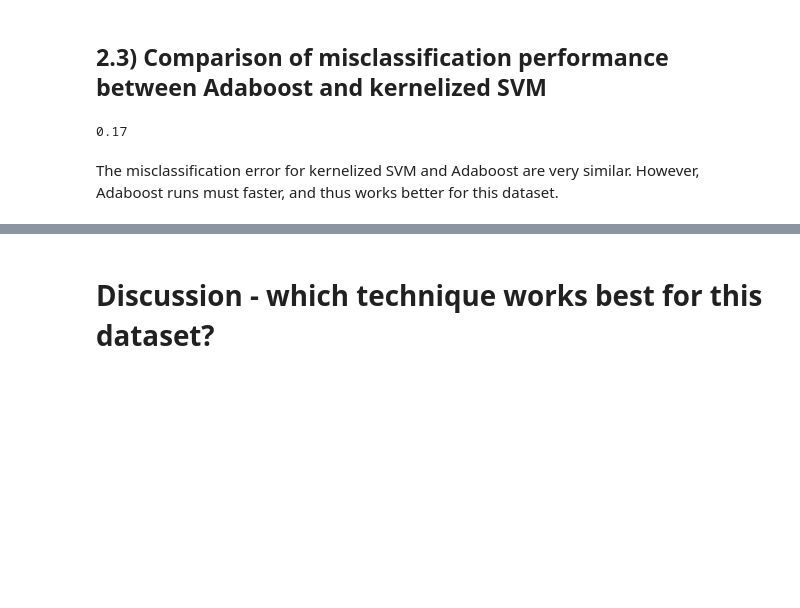
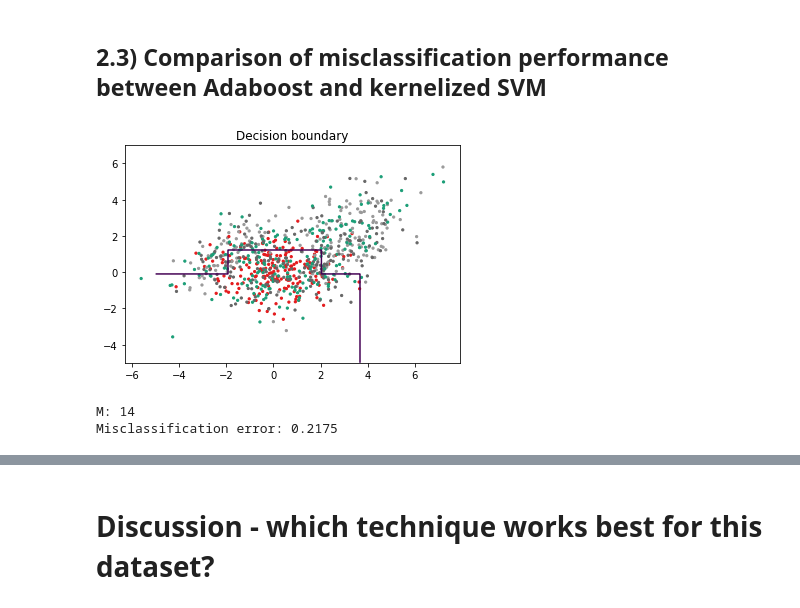
Before and after one commit to kongsgard/machine-learning, a Jupyter notebook: hw4/hw4.ipynb, the cells around one changed output, grey strips where cells are left out. Saved outputs shown, nothing was run; the diff lists cells and outputs as text; code cells hidden in the pictures; blank space fills up the shorter version.

Commit message:
Finalize Adaboost

```diff
--- a/hw4/hw4.ipynb
+++ b/hw4/hw4.ipynb
@@ -335,7 +335,7 @@ Above we run Adaboost until the training error vanishes, and M varies between 40
 # %% [markdown]
 ## 2.3) Comparison of misclassification performance between Adaboost and kernelized SVM
 # %%
-N = 400 # Number of samples
+N = 800 # Number of samples
 
 # Class 0, N/2 samples
 x0 = generate_class_0(math.floor(N/2))
@@ -343,8 +343,8 @@ x0 = generate_class_0(math.floor(N/2))
 x1 = generate_class_1(math.floor(N/2))
 
 # Split the generated data into training and test sets
-ratio_training = 0.75
-ratio_test = 0.25
+ratio_training = 0.5
+ratio_test = 0.5
 
 x0_train = x0[0:math.floor(ratio_training*N/2), :]
 x0_test = x0[math.floor(ratio_training*N/2):, :]
@@ -371,8 +371,6 @@ y_test = y_test[ind_perm_test]
 # %%
 from sklearn.tree import DecisionTreeClassifier
 from sklearn.preprocessing import OneHotEncoder
-
-M = 10
 
 N_train = int(ratio_training*N) # To simplify the use of N later on
 N_test = int(ratio_test*N)
@@ -384,9 +382,14 @@ alpha = np.zeros(M)
 
 C = np.zeros((N_train, 2))
 C_test = np.zeros((N_test, 2))
+Z_tot = np.zeros((N*N, 2))
+
+m = 1
+err = math.inf
+err_increases_in_a_row = 0
 
 # 2.
-for m in range(M):
+while True:
     # a)
     T = DecisionTreeClassifier(max_depth=1, random_state=1)
     T.fit(x_train, y, sample_weight=w)
@@ -402,35 +405,70 @@ for m in range(M):
     alpha_m = np.log( (1 - err_m) / float(err_m) )
 
     # d)
     w = np.multiply(w, np.exp([alpha_m * float(x) for x in I]))
 
     # e)
     w = w / np.sum(w)
 
     # 3. Output
     # Compute one-hot encoding
     prediction_m_onehot = np.zeros((N_train, 2))
     for i in range(N_train):
         prediction_m_onehot[i, int(prediction_m[i])] = 1
 
     C_m = alpha_m * prediction_m_onehot
     C_m = np.argmax(C_m, axis=1).astype(np.float32)
 
     C += alpha_m * prediction_m_onehot
 
     # Find prediction for test set
     prediction_test = T.predict(x_test)
     prediction_test_onehot = np.zeros((N_test, 2))
     for i in range(N_test):
         prediction_test_onehot[i, int(prediction_test[i])] = 1
 
     C_test += alpha_m * prediction_test_onehot
 
+    # Grid output, to be used for plotting of decision boundary
+    X = np.linspace(-5, 7, N)
+    Y = np.linspace(-5, 7, N)
+    X, Y = np.meshgrid(X, Y)
+    XY = np.vstack([ X.reshape(-1), Y.reshape(-1) ]).T
+    prediction_grid = T.predict(XY)
 
-C = np.argmax(C, axis=1).astype(np.float32)
+    prediction_grid_onehot = np.zeros((N*N, 2))
+    for i in range(N*N):
+        prediction_grid_onehot[i, int(prediction_grid[i])] = 1
 
-print(sum(C != y) / len(y))
+    Z_tot += alpha_m * prediction_grid_onehot
+
+    err_new = sum(np.argmax(C_test, axis=1).astype(np.float32) != y_test)
+    if err_new >= err:
+        err_increases_in_a_row += 1
+        if err_increases_in_a_row > 5:
+            break
+    else:
+        err = err_new
+        err_increases_in_a_row = 0
+    m += 1
+
+C_test = np.argmax(C_test, axis=1).astype(np.float32)
+
+# Plot decision boundary
+Z_tot = np.argmax(Z_tot, axis=1).astype(np.float32)
+Z_tot = Z_tot.reshape((N, N))
+Z_tot[Z_tot == 0] = -1
+
+plt.figure()
+plt.scatter(x_train[:, 0], x_train[:, 1], c=y, cmap='Set1', s=5)
+plt.scatter(x_test[:, 0], x_test[:, 1], c=y, cmap='Dark2', s=5)
+plt.contour(X, Y, Z_tot, 0)
+plt.title("Decision boundary")
+plt.show()
+
+print("M:", m)
+print("Misclassification error:", sum(C_test != y_test) / len(y_test))
 # %% [output]
+[figure, added]
-0.17
+M: 14
+Misclassification error: 0.2175
-# %% [markdown]
-The misclassification error for kernelized SVM and Adaboost are very similar. However, Adaboost runs must faster, and thus works better for this dataset.
```
Also changed, not shown: parts of 8 cells of this notebook.
